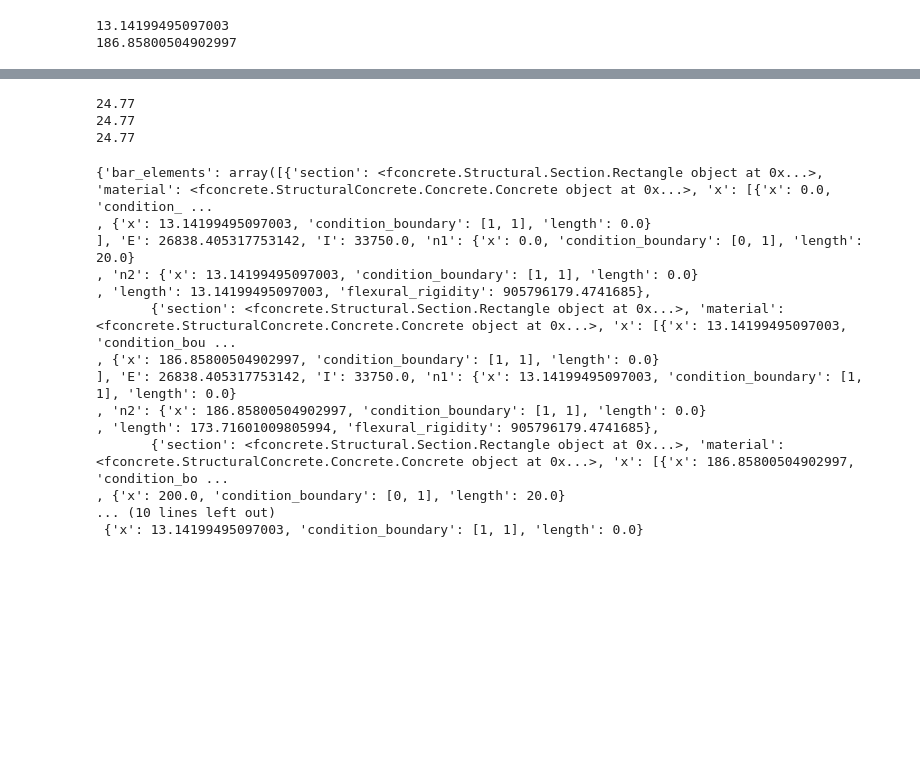
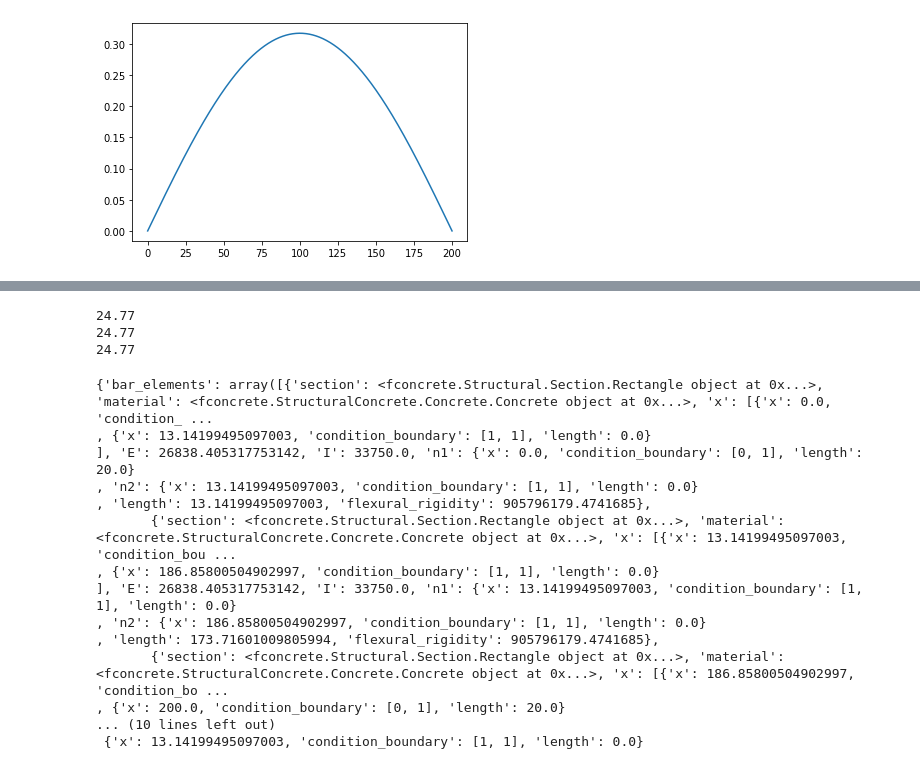
Before and after one commit to luisggc/FConcrete, a Jupyter notebook: examples/Change D.ipynb, the cells around one changed output, grey strips where cells are left out. Saved outputs shown, nothing was run; the diff lists cells and outputs as text; code cells hidden in the pictures; blank space fills up the shorter version.

```diff
--- a/examples/Change D.ipynb
+++ b/examples/Change D.ipynb
@@ -38,27 +37,7 @@ def concrete_beam_function(width, height, length):
 # %%
 beam = concrete_beam_function(15, 30, 200)
 self = beam
-# %%
-self = beam
-
-x_changes = np.concatenate((self.long_steel_bars.long_begins, self.long_steel_bars.long_ends))
-x_changes.sort()
-
-for i in range(0, len(x_changes)-1):
-    current_x = x_changes[i]
-    next_x = x_changes[i+1]
-    middle_x = (current_x+next_x)/2
-
-    if (next_x > 0) and (next_x < self.length):
-        transversal_position = self.long_steel_bars.getBarTransversalPosition(self, x=middle_x)
-        _, beam_element = self.getBeamElementInX(middle_x)
-        section = beam_element.section
-
-        _, y, _, area = transversal_position.T
-        y_c = (y @ area)/sum(area)
-        section.d = section.height - y_c
-        print(next_x)
-        self.beam_elements = self.beam_elements.split(next_x)
-# %% [output]
-13.14199495097003
-186.85800504902997
+# %%
+self.plotDisplacementDiagram()
+# %% [output]
+[figure, added]
```
Also changed, not shown: parts of 14 cells of this notebook, 4 other files.
